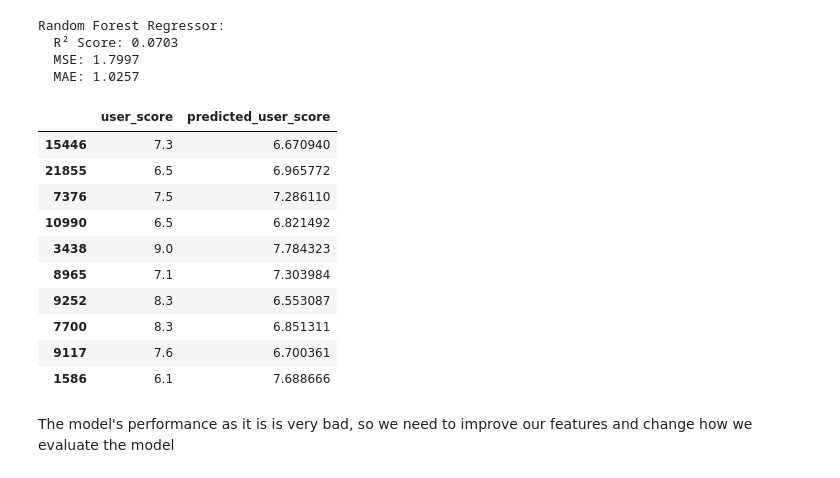
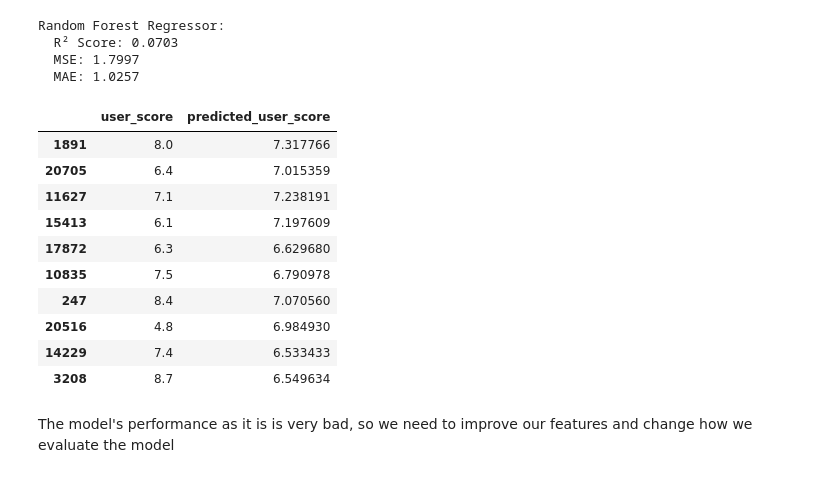
Before and after one commit to StadynR/metacritic-reviews-dataset, a Jupyter notebook: metacritic_model.ipynb, the cells around one changed output. Saved outputs shown, nothing was run; the diff lists cells and outputs as text; code cells hidden in the pictures.

```diff
--- a/metacritic_model.ipynb
+++ b/metacritic_model.ipynb
@@ -231,22 +231,22 @@ Random Forest Regressor:
 # %%
 # Print predictions compared to actual values
 predictions = model.predict(X_test)
 comparison_df = pd.DataFrame(y_test).copy()
 # comparison_df['predicted_metascore_scaled'] = predictions[:, 0]
 comparison_df['predicted_user_score'] = predictions[:]
-comparison_df.tail(10)
+comparison_df.head(10)
 # %% [output]
 |  | user_score | predicted_user_score |
-| 15446 | 7.3 | 6.670940 |
-| 21855 | 6.5 | 6.965772 |
-| 7376 | 7.5 | 7.286110 |
-| 10990 | 6.5 | 6.821492 |
-| 3438 | 9.0 | 7.784323 |
-| 8965 | 7.1 | 7.303984 |
-| 9252 | 8.3 | 6.553087 |
-| 7700 | 8.3 | 6.851311 |
-| 9117 | 7.6 | 6.700361 |
-| 1586 | 6.1 | 7.688666 |
+| 1891 | 8.0 | 7.317766 |
+| 20705 | 6.4 | 7.015359 |
+| 11627 | 7.1 | 7.238191 |
+| 15413 | 6.1 | 7.197609 |
+| 17872 | 6.3 | 6.629680 |
+| 10835 | 7.5 | 6.790978 |
+| 247 | 8.4 | 7.070560 |
+| 20516 | 4.8 | 6.984930 |
+| 14229 | 7.4 | 6.533433 |
+| 3208 | 8.7 | 6.549634 |
 # %% [markdown]
 The model's performance as it is is very bad, so we need to improve our features and change how we evaluate the model
 # %% [markdown]
```
Also changed, not shown: parts of 3 cells of this notebook, 1 other file.
